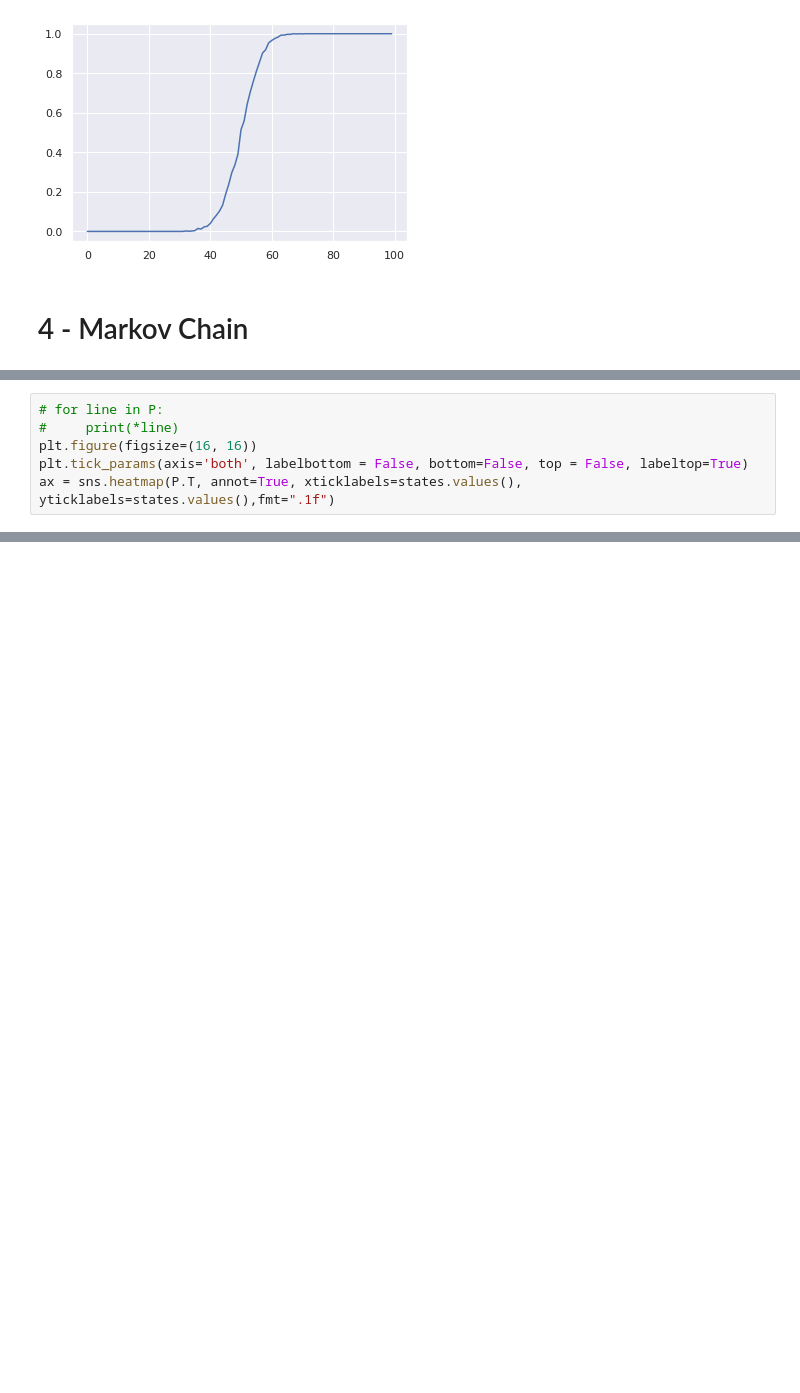
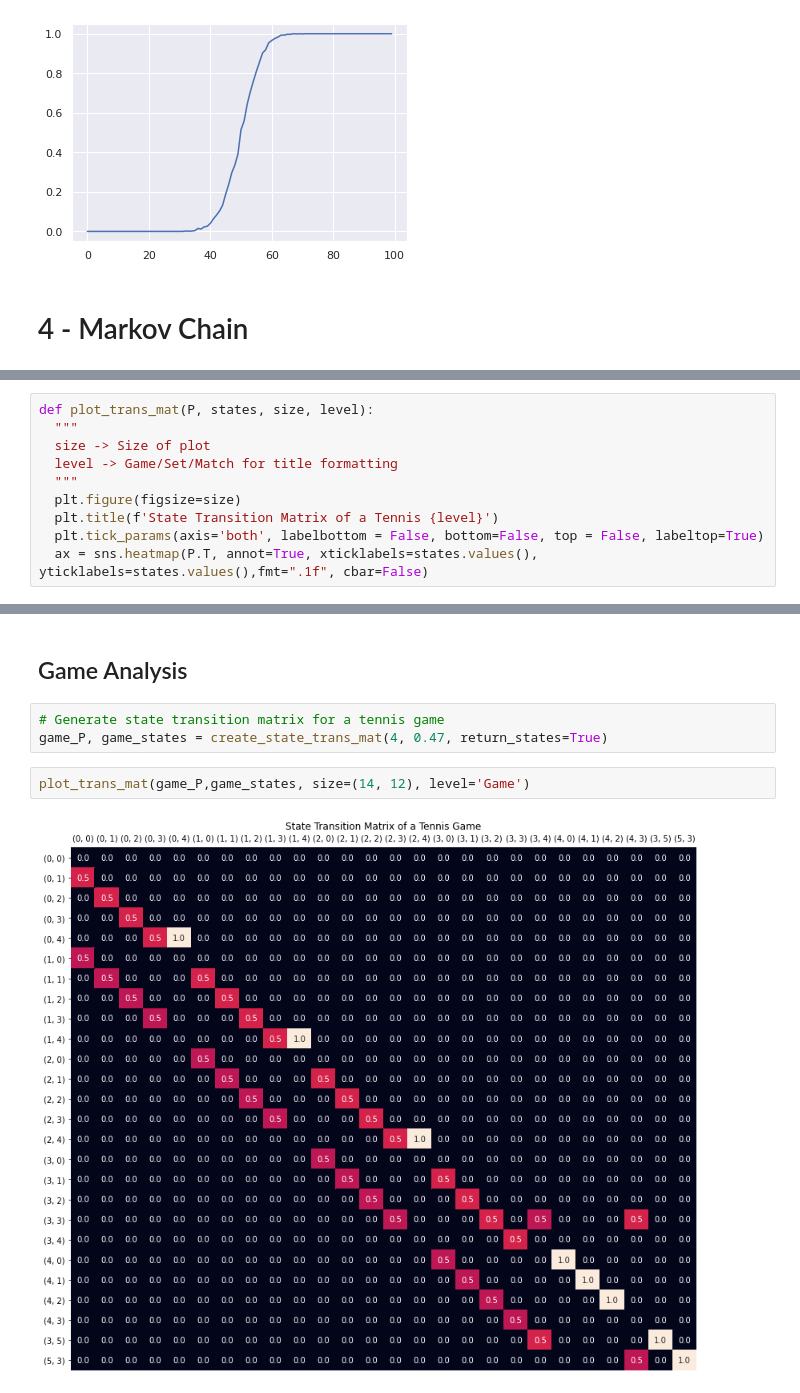
Before and after one commit to hirurana/tennis_sim, a Jupyter notebook: tennis_sim.ipynb, the cells around one changed output, grey strips where cells are left out. Cells and saved outputs as stored; diff of their text form; blank space fills up the shorter version.

```diff
--- a/tennis_sim.ipynb
+++ b/tennis_sim.ipynb
@@ -352,6 +357,10 @@ Player 0 won game
 # %%
-# for line in P:
-#     print(*line)
-plt.figure(figsize=(16, 16))
-plt.tick_params(axis='both', labelbottom = False, bottom=False, top = False, labeltop=True)
-ax = sns.heatmap(P.T, annot=True, xticklabels=states.values(), yticklabels=states.values(),fmt=".1f")
+def plot_trans_mat(P, states, size, level):
+  """
+  size -> Size of plot
+  level -> Game/Set/Match for title formatting
+  """
+  plt.figure(figsize=size)
+  plt.title(f'State Transition Matrix of a Tennis {level}')
+  plt.tick_params(axis='both', labelbottom = False, bottom=False, top = False, labeltop=True)
+  ax = sns.heatmap(P.T, annot=True, xticklabels=states.values(), yticklabels=states.values(),fmt=".1f", cbar=False)
@@ -371,0 +373,9 @@ plt.plot(prob_dist)
+# %% [markdown]
+## Game Analysis
+# %%
+# Generate state transition matrix for a tennis game
+game_P, game_states = create_state_trans_mat(4, 0.47, return_states=True)
+# %%
+plot_trans_mat(game_P,game_states, size=(14, 12), level='Game')
+# %% [output]
+[figure, added]
```
Also changed, not shown: parts of 22 cells of this notebook.
